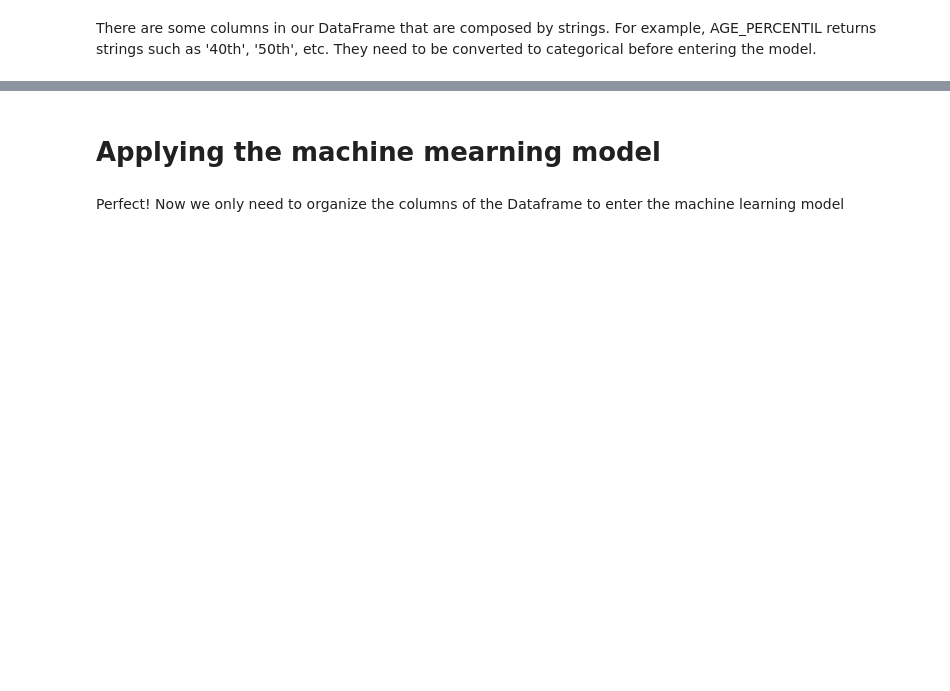
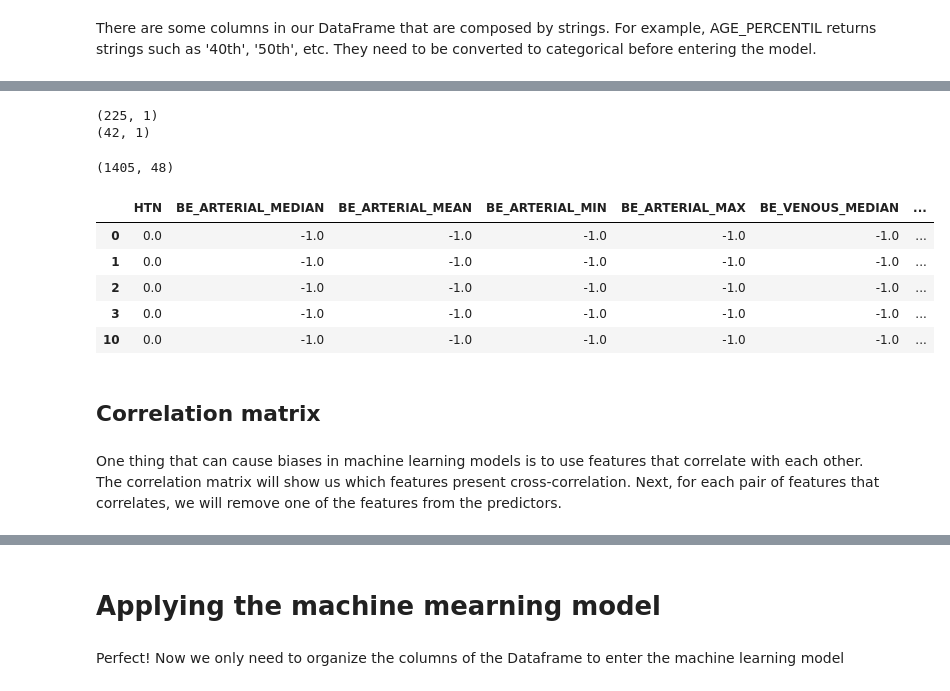
Before and after one commit to carolluzardi/analise_sirio_libanes, a Jupyter notebook: Final_Project_DSBootcamp.ipynb, the cells around one changed output, grey strips where cells are left out. Saved outputs shown, nothing was run; the diff lists cells and outputs as text; code cells hidden in the pictures; blank space fills up the shorter version.

```diff
--- a/Final_Project_DSBootcamp.ipynb
+++ b/Final_Project_DSBootcamp.ipynb
@@ -160,0 +227,6 @@ data_clean.WINDOW = data_clean.WINDOW.astype('category').cat.codes
+# %%
+print(df_pearson.shape)
+print(df_pearson_greater.shape)
+# %% [output]
+(225, 1)
+(42, 1)
@@ -160,0 +240,17 @@ data_clean.WINDOW = data_clean.WINDOW.astype('category').cat.codes
+# %%
+data_clean.shape
+# %% [output]
+(1405, 48)
+# %%
+data_clean.head(3)
+# %% [output]
+|  | HTN | BE_ARTERIAL_MEDIAN | BE_ARTERIAL_MEAN | BE_ARTERIAL_MIN | BE_ARTERIAL_MAX | BE_VENOUS_MEDIAN | ... |
+| 0 | 0.0 | -1.0 | -1.0 | -1.0 | -1.0 | -1.0 | ... |
+| 1 | 0.0 | -1.0 | -1.0 | -1.0 | -1.0 | -1.0 | ... |
+| 2 | 0.0 | -1.0 | -1.0 | -1.0 | -1.0 | -1.0 | ... |
+| 3 | 0.0 | -1.0 | -1.0 | -1.0 | -1.0 | -1.0 | ... |
+| 10 | 0.0 | -1.0 | -1.0 | -1.0 | -1.0 | -1.0 | ... |
+# %% [markdown]
+## Correlation matrix
+# %% [markdown]
+One thing that can cause biases in machine learning models is to use features that correlate with each other. The correlation matrix will show us which features present cross-correlation. Next, for each pair of features that correlates, we will remove one of the features from the predictors.
```
Also changed, not shown: parts of 24 cells of this notebook.
